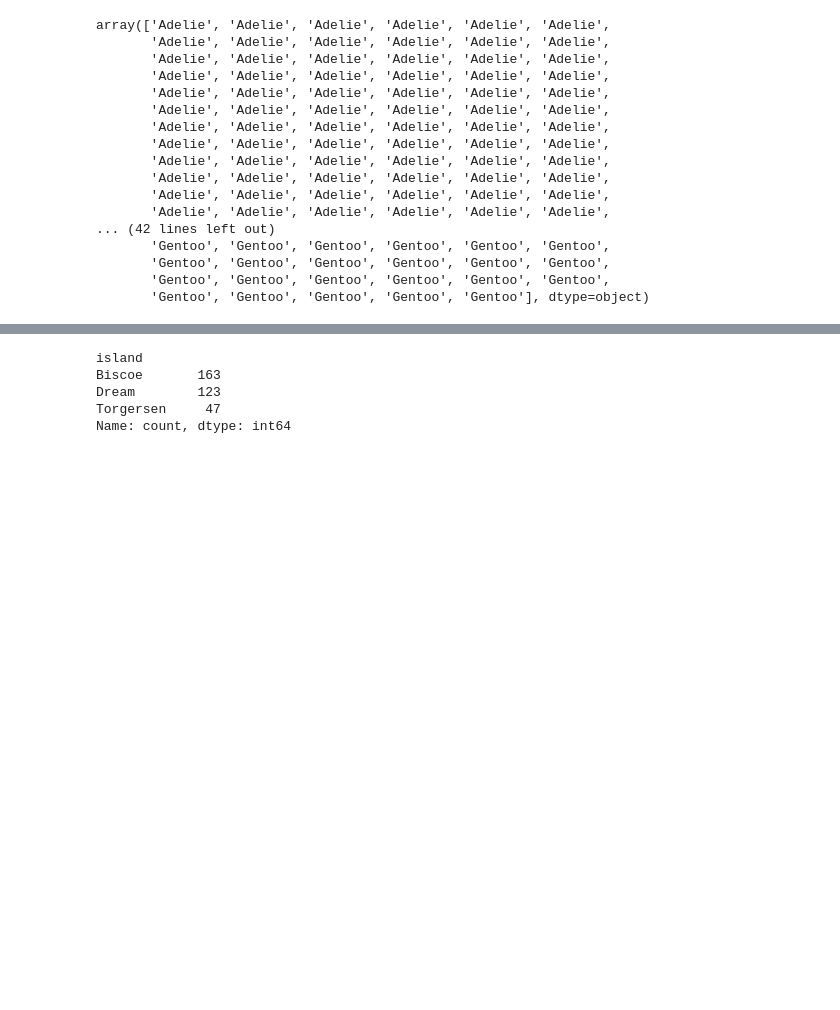
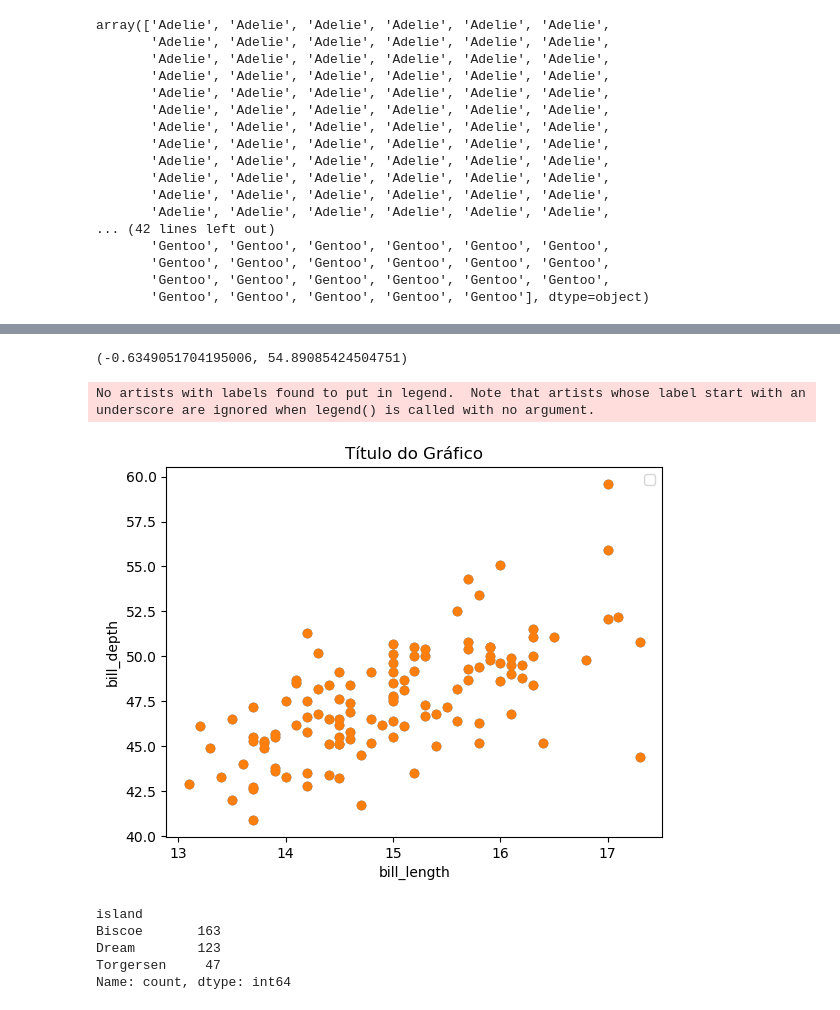
Before and after one commit to GabrielaDomiciano/myprojectPDA, a Jupyter notebook: penguins.ipynb, the cells around one changed output, grey strips where cells are left out. Cells and saved outputs as stored; diff of their text form; code cells hidden in the pictures; blank space fills up the shorter version.

```diff
--- a/penguins.ipynb
+++ b/penguins.ipynb
@@ -185,3 +185,7 @@ display(palmer_df)
 | 342 | Gentoo | FEMALE | 5200.0 |
 | 343 | Gentoo | MALE | 5400.0 |
 119 rows × 3 columns
+# %%
+ #More information about the spoecie Gento.
+specie_df = df.loc[df['species'] == 'Gentoo', ['species', 'bill_length_mm', 'bill_depth_mm']]
+display(specie_df)
@@ -299,3 +424,45 @@ array(['Adelie', 'Adelie', 'Adelie', 'Adelie', 'Adelie', 'Adelie',
+# %%
+# Fit a straight line between x and y.
+m, c = np.polyfit(dep, len, 1)
+# Show m and c.
+m, c
+# %% [output]
+(-0.6349051704195006, 54.89085424504751)
+# %%
+#plt.figure(figsize=(10,7))
+'''
+fig, ax = plt.subplots()
+ax.plot(dep, len, 'x')
+ax.plot(dep, m * len + c, 'r-')
+ax.set_xlabel('Petal Length (cm)')
+ax.set_ylabel('Petal Width (cm)')
+ax.set_title('Iris Data Set')
+ax.set_xlim(0, 8)
+ax.set_ylim(0, 4)
+
+
+plt.scatter(dep, len, 'x')
+plt.plot(dep, m * len + c, 'r-')
+plt.show()
+'''
+plt.scatter(specie_df['bill_depth_mm'], specie_df['bill_length_mm'])
+plt.ylabel('bill_depth')
+plt.xlabel('bill_length')
+plt.title('Título do Gráfico')
+labely = plt.scatter(specie_df['bill_depth_mm'], specie_df['bill_length_mm'])
+# Fit a straight line between x and y.
+
+
+#Show m and c.
+
+#plt.plot(labely)
+#plt.xticks([0,2,4,6,8,9])
+#plt.yticks([-1,3,5,9,11])
+plt.legend()
+plt.show()
+# %% [output]
+No artists with labels found to put in legend.  Note that artists whose label start with an underscore are ignored when legend() is called with no argument.
+[figure, added]
 # %%
 # Number of penguins per Island
 data = df['island'].value_counts()
```
Also changed, not shown: parts of 12 cells of this notebook, 1 other file.
